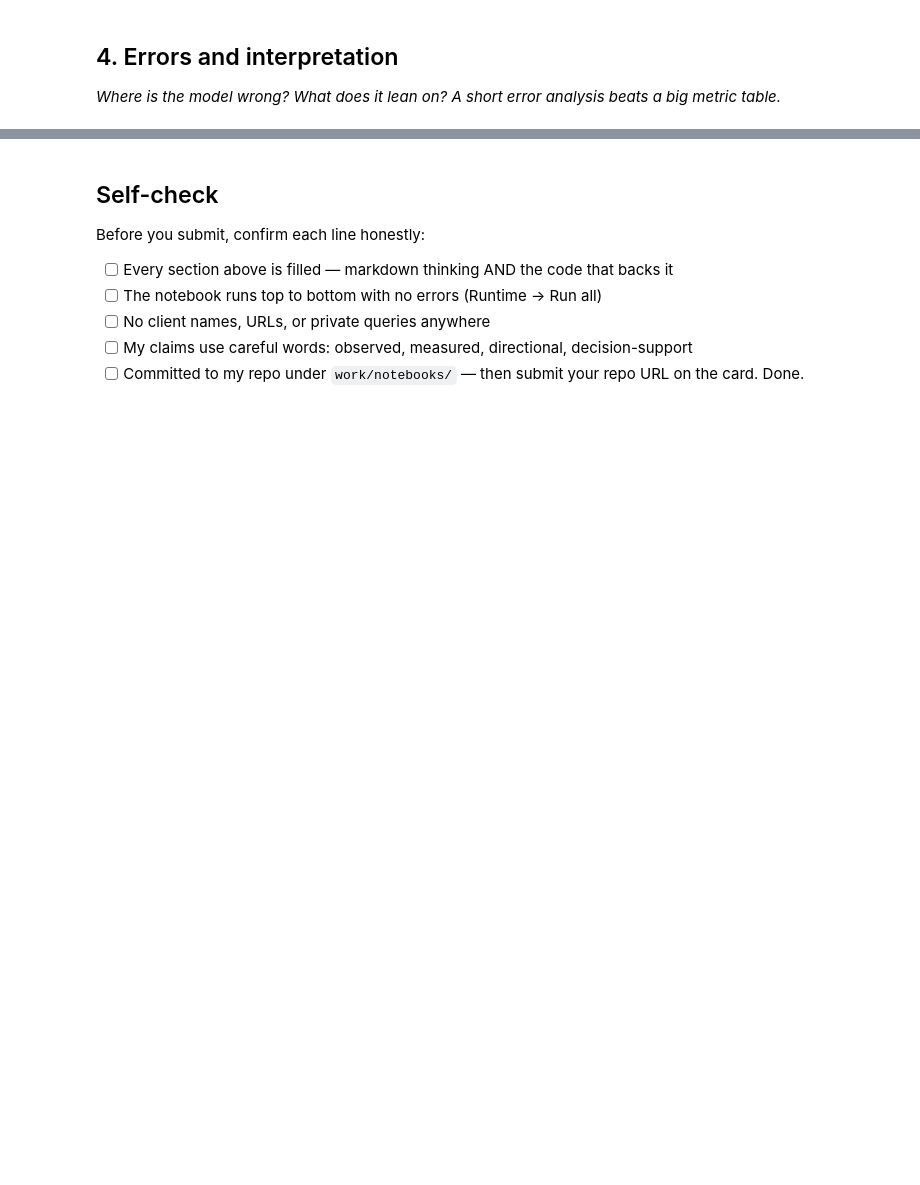
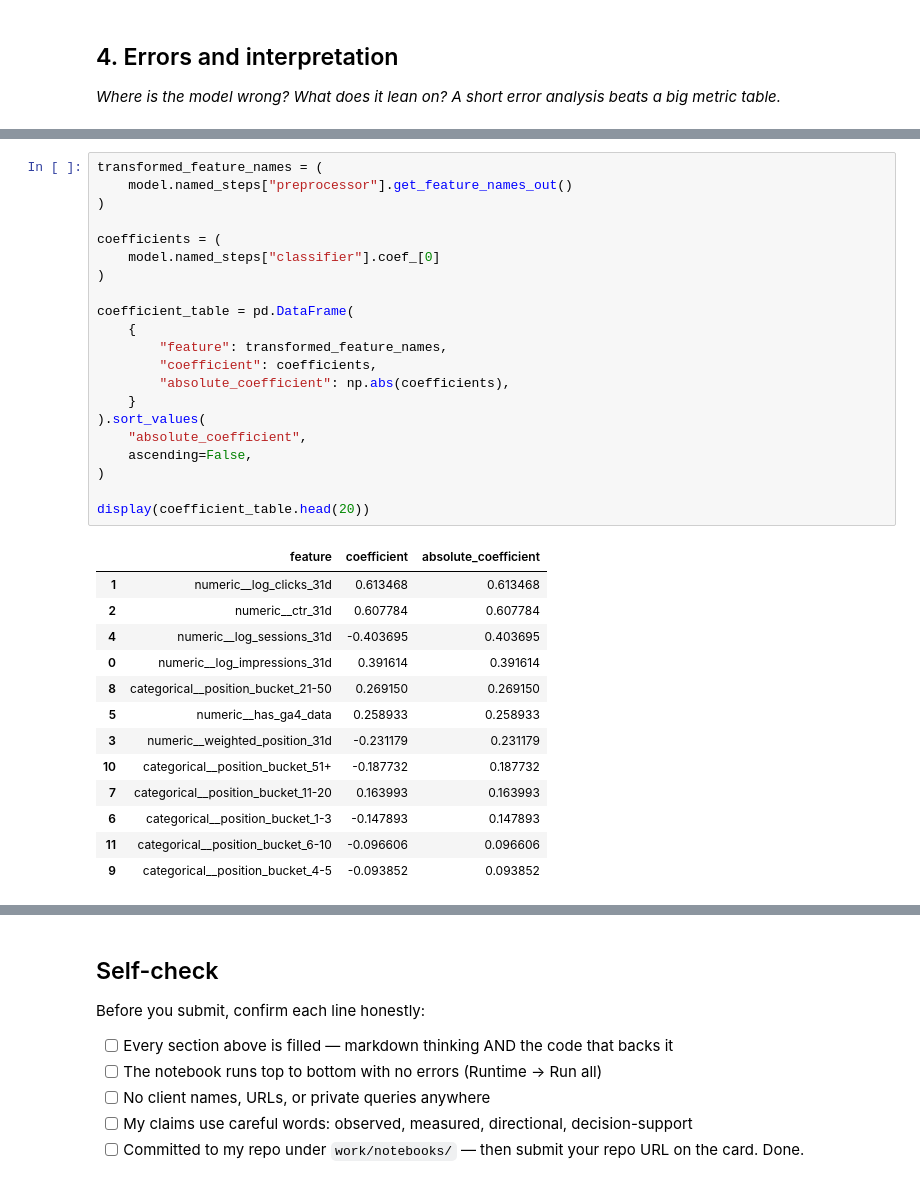
Before and after one commit to Mohidraheel/Machine-Learning-Practice, a Jupyter notebook: work/notebooks/w05_model.ipynb, the cells around one changed output, grey strips where cells are left out. Drawn from its saved outputs; the diff is of its cells as text; blank space fills up the shorter version.

```diff
--- a/work/notebooks/w05_model.ipynb
+++ b/work/notebooks/w05_model.ipynb
@@ -286,0 +867,35 @@ The label is `1` when April clicks are at least 10% below March clicks. Pages wi
+# %%
+transformed_feature_names = (
+    model.named_steps["preprocessor"].get_feature_names_out()
+)
+
+coefficients = (
+    model.named_steps["classifier"].coef_[0]
+)
+
+coefficient_table = pd.DataFrame(
+    {
+        "feature": transformed_feature_names,
+        "coefficient": coefficients,
+        "absolute_coefficient": np.abs(coefficients),
+    }
+).sort_values(
+    "absolute_coefficient",
+    ascending=False,
+)
+
+display(coefficient_table.head(20))
+# %% [output]
+|  | feature | coefficient | absolute_coefficient |
+| 1 | numeric__log_clicks_31d | 0.613468 | 0.613468 |
+| 2 | numeric__ctr_31d | 0.607784 | 0.607784 |
+| 4 | numeric__log_sessions_31d | -0.403695 | 0.403695 |
+| 0 | numeric__log_impressions_31d | 0.391614 | 0.391614 |
+| 8 | categorical__position_bucket_21-50 | 0.269150 | 0.269150 |
+| 5 | numeric__has_ga4_data | 0.258933 | 0.258933 |
+| 3 | numeric__weighted_position_31d | -0.231179 | 0.231179 |
+| 10 | categorical__position_bucket_51+ | -0.187732 | 0.187732 |
+| 7 | categorical__position_bucket_11-20 | 0.163993 | 0.163993 |
+| 6 | categorical__position_bucket_1-3 | -0.147893 | 0.147893 |
+| 11 | categorical__position_bucket_6-10 | -0.096606 | 0.096606 |
+| 9 | categorical__position_bucket_4-5 | -0.093852 | 0.093852 |
```
Also changed, not shown: parts of 19 cells of this notebook.
